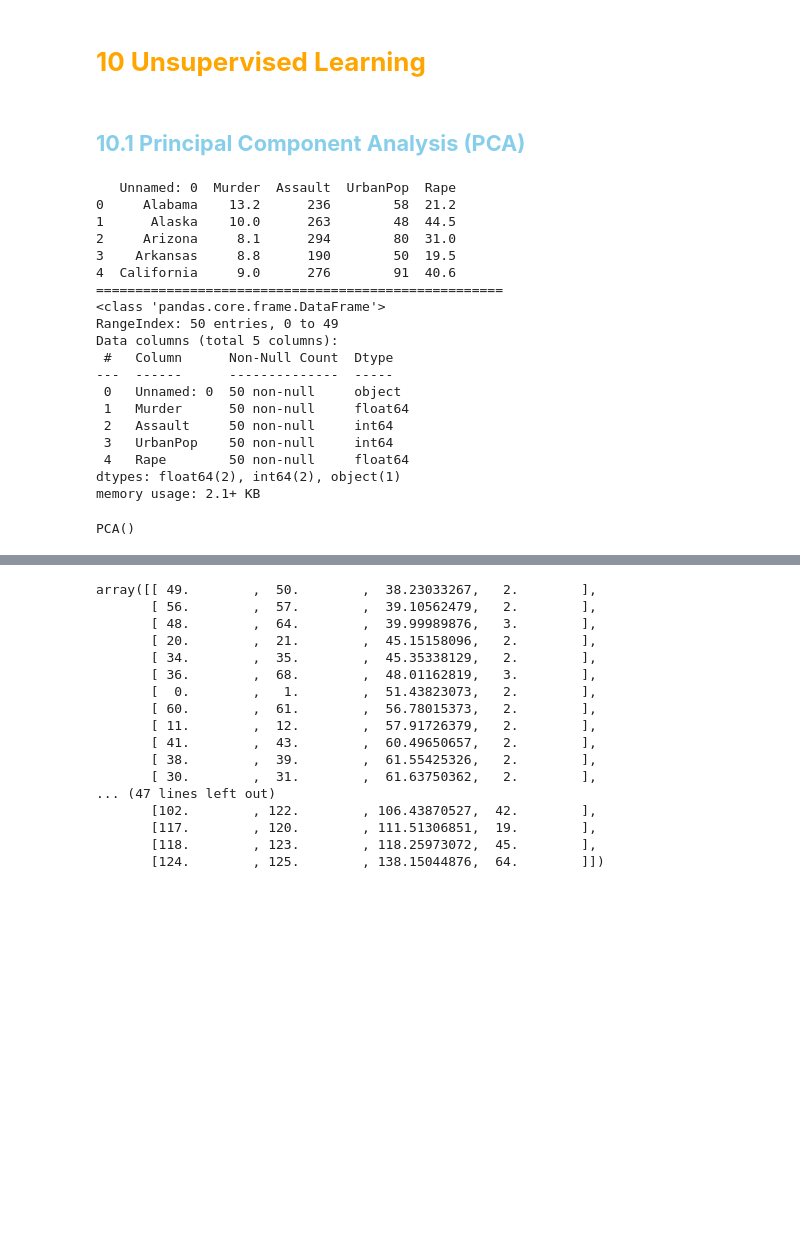
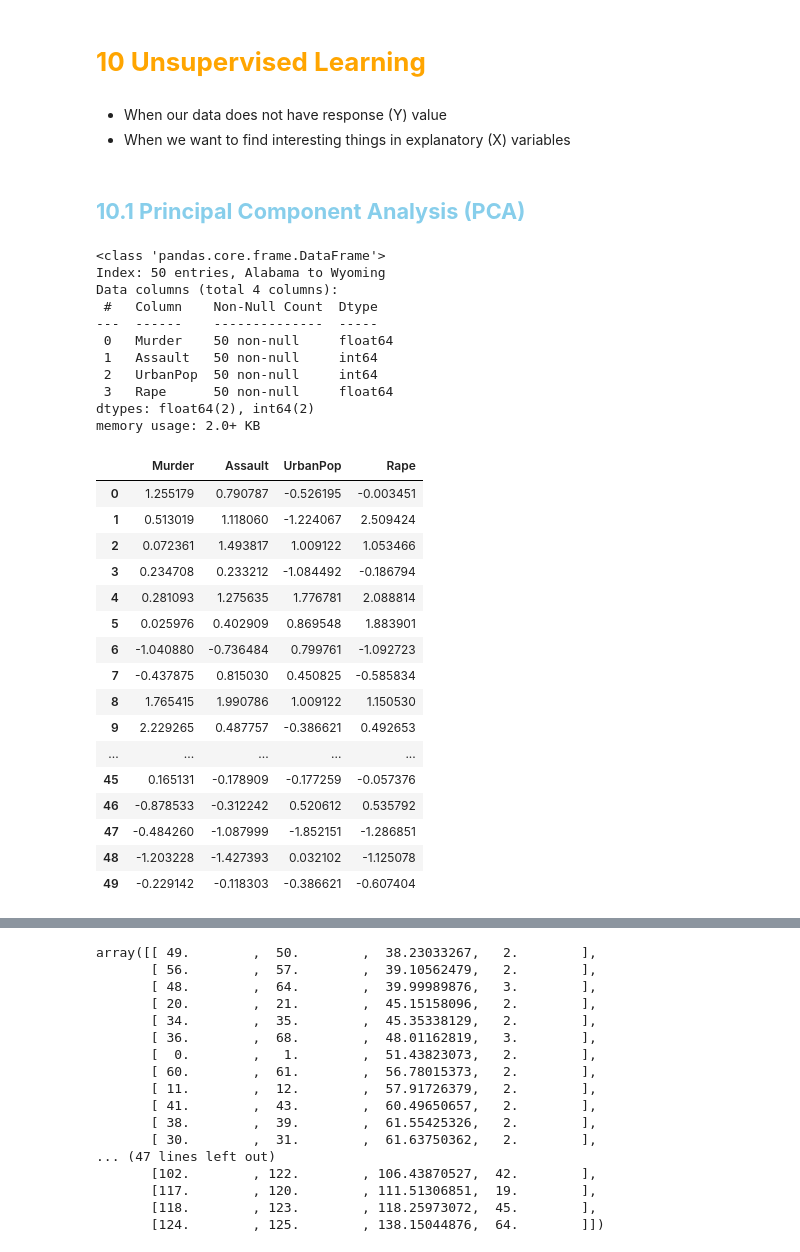
Before and after one commit to Hazim-HF/Machine-Learning, a Jupyter notebook: ML.ipynb, the cells around one changed output, grey strips where cells are left out. Cells and saved outputs as stored; diff of their text form; code cells hidden in the pictures; blank space fills up the shorter version.

```diff
--- a/ML.ipynb
+++ b/ML.ipynb
@@ -782,6 +1015,9 @@ Train set accuracy: 99.97%
 <h2 style='font-weight:bold; color:skyblue'> Radial Basis Function (RBF) </h2>
 # %% [markdown]
 <h1 style='font-weight:bold; color:orange'> 10 Unsupervised Learning </h1>
+# %% [markdown]
+* When our data does not have response (Y) value
+* When we want to find interesting things in explanatory (X) variables
 # %% [markdown]
 <h2 style='font-weight:bold; color:skyblue'> 10.1 Principal Component Analysis (PCA) </h2>
 # %%
@@ -791,36 +1027,38 @@ from sklearn.preprocessing import scale
 from sklearn.decomposition import PCA
 # %%
-df = pd.read_csv('Data/USArrests.csv')
-print(df.head())
-print('====================================================')
-df.info()
+arrest = pd.read_csv('Data/USArrests.csv', index_col='Unnamed: 0')
+arrest.info()
 # %% [output]
-   Unnamed: 0  Murder  Assault  UrbanPop  Rape
-0     Alabama    13.2      236        58  21.2
-1      Alaska    10.0      263        48  44.5
-2     Arizona     8.1      294        80  31.0
-3    Arkansas     8.8      190        50  19.5
-4  California     9.0      276        91  40.6
-====================================================
 <class 'pandas.core.frame.DataFrame'>
-RangeIndex: 50 entries, 0 to 49
-Data columns (total 5 columns):
- #   Column      Non-Null Count  Dtype
----  ------      --------------  -----
- 0   Unnamed: 0  50 non-null     object
- 1   Murder      50 non-null     float64
- 2   Assault     50 non-null     int64
- 3   UrbanPop    50 non-null     int64
- 4   Rape        50 non-null     float64
-dtypes: float64(2), int64(2), object(1)
-memory usage: 2.1+ KB
+Index: 50 entries, Alabama to Wyoming
+Data columns (total 4 columns):
+ #   Column    Non-Null Count  Dtype
+---  ------    --------------  -----
+ 0   Murder    50 non-null     float64
+ 1   Assault   50 non-null     int64
+ 2   UrbanPop  50 non-null     int64
+ 3   Rape      50 non-null     float64
+dtypes: float64(2), int64(2)
+memory usage: 2.0+ KB
-# %%
-x = df.drop('Unnamed: 0', axis=1)
-
-scale = StandardScaler()
-x_scale = scale.fit_transform(x)
-
-pca = PCA()
-pca.fit(x_scale)
-# %% [output]
-PCA()
+# %%
+scale = StandardScaler()
+arrest_scale = scale.fit_transform(arrest)
+pd.DataFrame(arrest_scale, columns=arrest.columns)
+# %% [output]
+|  | Murder | Assault | UrbanPop | Rape |
+| 0 | 1.255179 | 0.790787 | -0.526195 | -0.003451 |
+| 1 | 0.513019 | 1.118060 | -1.224067 | 2.509424 |
+| 2 | 0.072361 | 1.493817 | 1.009122 | 1.053466 |
+| 3 | 0.234708 | 0.233212 | -1.084492 | -0.186794 |
+| 4 | 0.281093 | 1.275635 | 1.776781 | 2.088814 |
+| 5 | 0.025976 | 0.402909 | 0.869548 | 1.883901 |
+| 6 | -1.040880 | -0.736484 | 0.799761 | -1.092723 |
+| 7 | -0.437875 | 0.815030 | 0.450825 | -0.585834 |
+| 8 | 1.765415 | 1.990786 | 1.009122 | 1.150530 |
+| 9 | 2.229265 | 0.487757 | -0.386621 | 0.492653 |
+| ... | ... | ... | ... | ... |
+| 45 | 0.165131 | -0.178909 | -0.177259 | -0.057376 |
+| 46 | -0.878533 | -0.312242 | 0.520612 | 0.535792 |
+| 47 | -0.484260 | -1.087999 | -1.852151 | -1.286851 |
+| 48 | -1.203228 | -1.427393 | 0.032102 | -1.125078 |
+| 49 | -0.229142 | -0.118303 | -0.386621 | -0.607404 |
```
Also changed, not shown: parts of 74 cells of this notebook, 14 other files.
